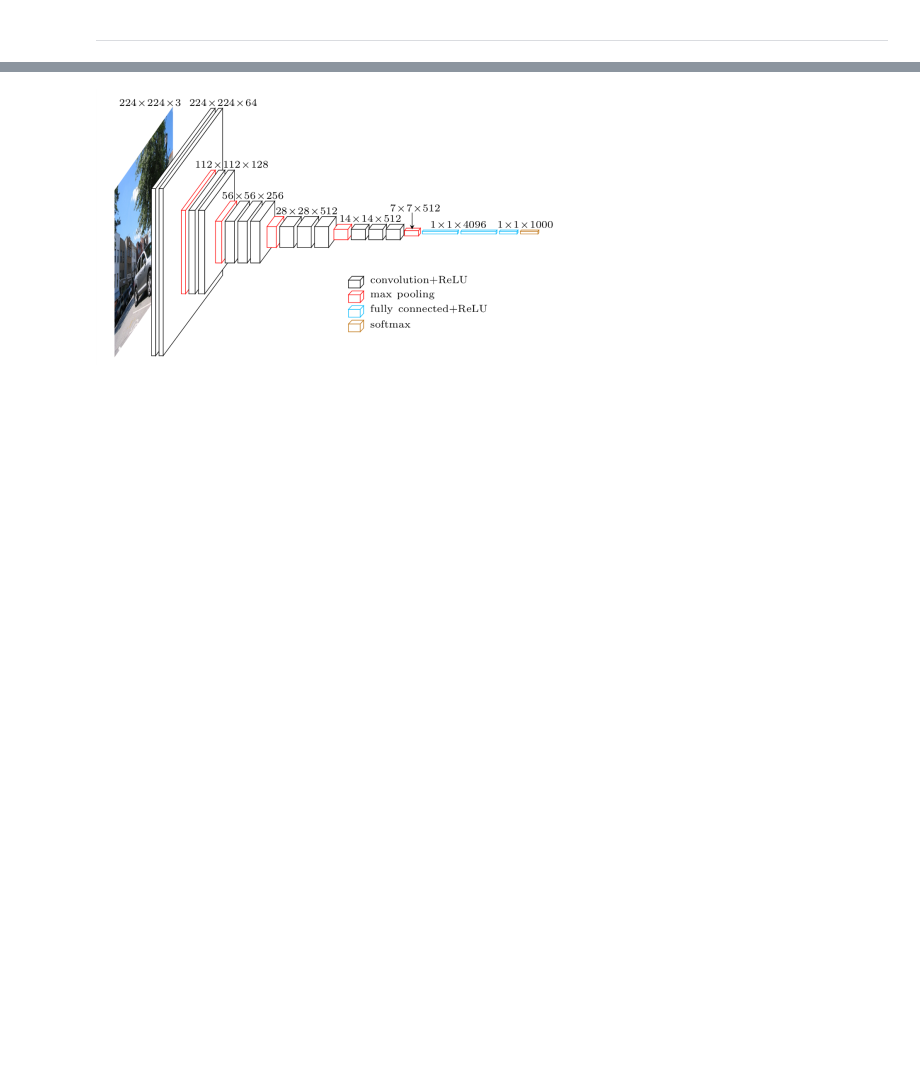
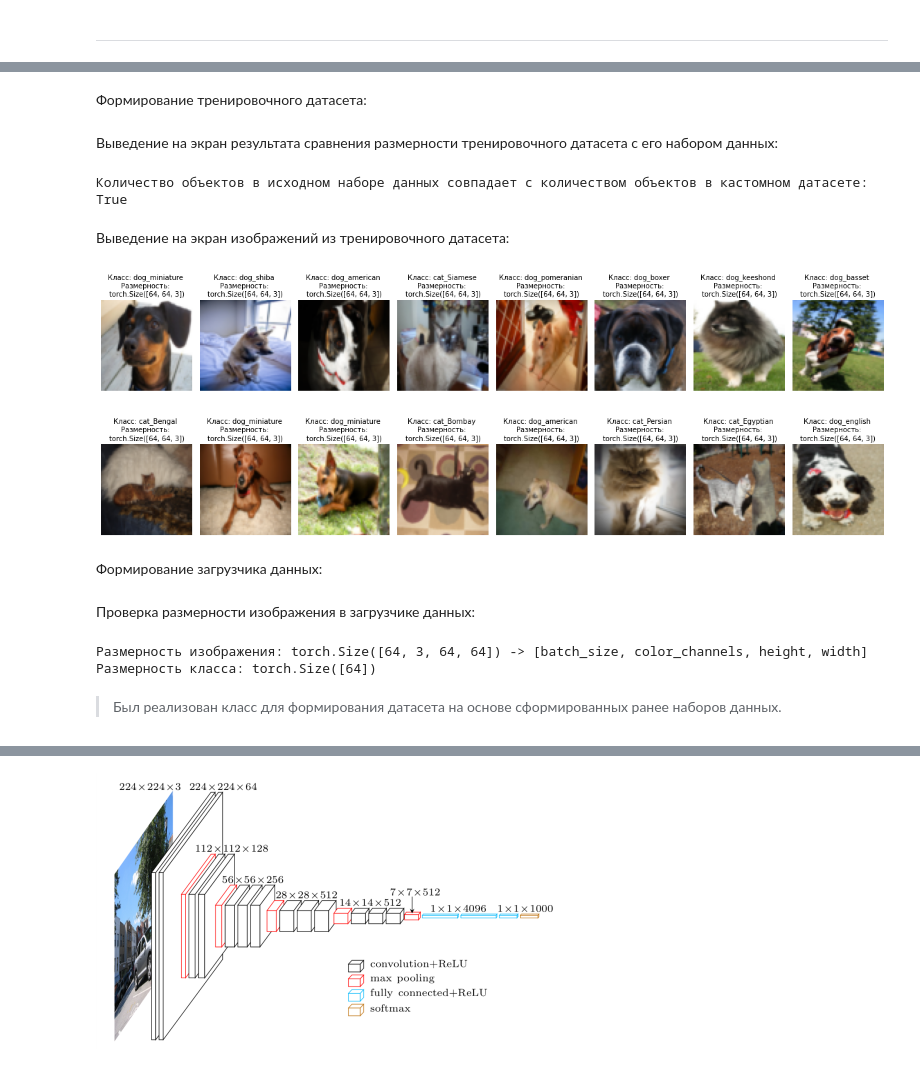
Before and after one commit to tidalinn/mai_term02_magai_lab2_cnn-lab_ai, a Jupyter notebook: Pets.ipynb, the cells around one changed output, grey strips where cells are left out. Cells and saved outputs as stored; diff of their text form; code cells hidden in the pictures; blank space fills up the shorter version.

```diff
--- a/Pets.ipynb
+++ b/Pets.ipynb
@@ -318,0 +375,2 @@ train_dataloader.dataset
+# %%
+train_data_df, test_data_df = train_test_split(data, 0.15)
@@ -318,0 +402,32 @@ train_dataloader.dataset
+# %%
+class ImageFolderCustom(Dataset):
+
+    def __init__(self,
+                 target_dir: str,
+                 files_df: pd.Series,
+                 transform: torchvision.transforms.transforms.Compose = None) -> None:
+
+        self.files_df = files_df
+        self.paths = [list(pathlib.Path(target_dir).glob(name))[0] for name in self.files_df['file_name']]
+        self.transform = transform
+        self.classes, self.class_to_idx = get_classes(files_df)
+
+    def load_image(self, index: int) -> Image.Image:
+        '''Open image and return it'''
+        image_path = self.paths[index]
+        return Image.open(image_path).convert('RGB')
+
+    def __len__(self) -> int:
+        '''Return total number of samples'''
+        return len(self.paths)
+
+    def __getitem__(self, index: int) -> Tuple[torch.Tensor, int]:
+        '''Return data and label of sample'''
+        img = self.load_image(index)
+        class_name  = self.files_df.iloc[index]['label']
+        class_idx = self.class_to_idx[class_name]
+
+        if self.transform:
+            return self.transform(img), class_idx
+        else:
+            return img, class_idx
@@ -318,0 +438,25 @@ train_dataloader.dataset
+# %%
+train_transforms = transforms.Compose([
+    transforms.Resize((64, 64)),
+    transforms.RandomHorizontalFlip(p=0.5),
+    transforms.ToTensor()
+])
+# %% [markdown]
+Формирование тренировочного датасета:
+# %%
+train_data = ImageFolderCustom(path_data, train_data_df, train_transforms)
+# %% [markdown]
+Выведение на экран результата сравнения размерности тренировочного датасета с его набором данных:
+# %%
+print('Количество объектов в исходном наборе данных совпадает с количеством объектов в кастомном датасете:',
+      len(train_data_df) == len(train_data))
+# %% [output]
+Количество объектов в исходном наборе данных совпадает с количеством объектов в кастомном датасете: True
+# %% [markdown]
+Выведение на экран изображений из тренировочного датасета:
+# %%
+plot_random_dataset_images(train_data, 16)
+# %% [output]
+[figure, added]
+# %% [markdown]
+Формирование загрузчика данных:
@@ -319,2 +469,11 @@ train_dataloader.dataset
+# %% [markdown]
+Проверка размерности изображения в загрузчике данных:
+# %%
+iterate_dataloader(train_dataloader)
+# %% [output]
+Размерность изображения: torch.Size([64, 3, 64, 64]) -> [batch_size, color_channels, height, width]
+Размерность класса: torch.Size([64])
+# %% [markdown]
+>Был реализован класс для формирования датасета на основе сформированных ранее наборов данных.
 # %% [markdown]
 <div style="background-color: blue; height: 2px; margin: 10px 0;"></div>
```
Also changed, not shown: parts of 231 cells of this notebook, 3 other files.
